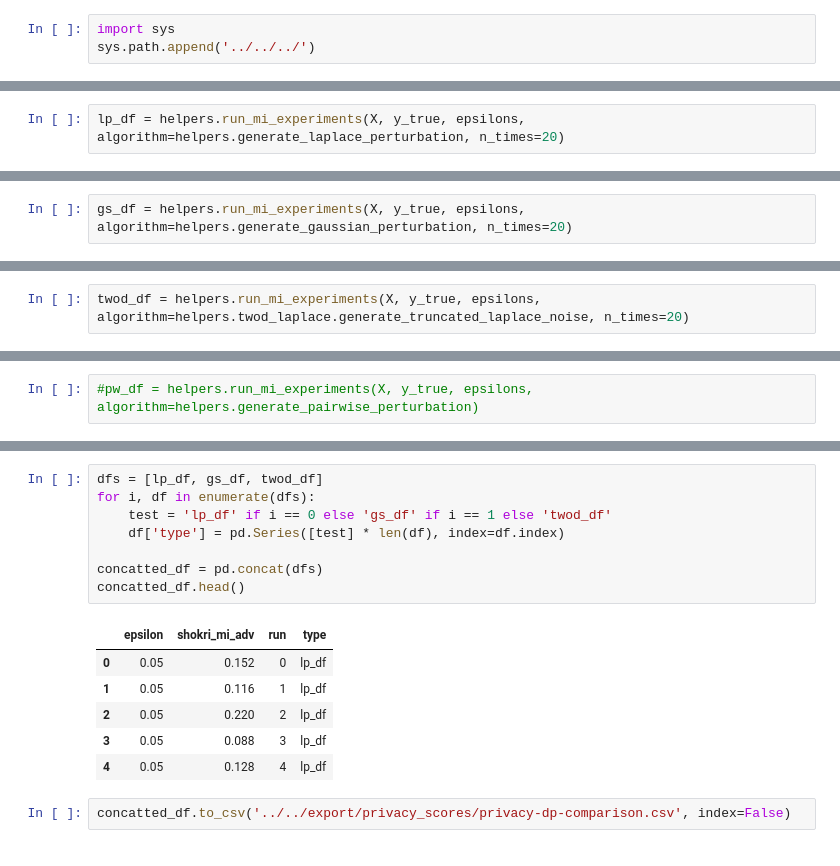
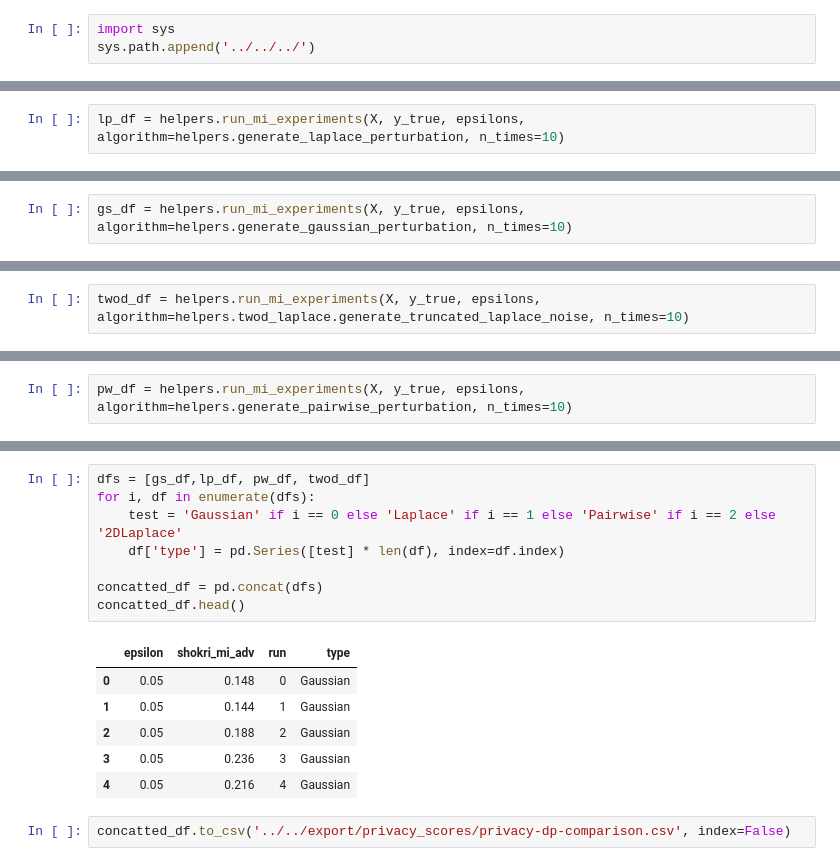
Before and after one commit to tjvanderende/privacy-preserved-clustering-with-nD-Laplace, a Jupyter notebook: RQ1/research/privacy/privacy-dp-comparison.ipynb, the cells around one changed output, grey strips where cells are left out. Cells and saved outputs as stored; diff of their text form.

```diff
--- a/RQ1/research/privacy/privacy-dp-comparison.ipynb
+++ b/RQ1/research/privacy/privacy-dp-comparison.ipynb
@@ -17,3 +69,3 @@ epsilons = [0.05, 0.1 , 0.5 , 1, 2, 3, 5, 7, 9]
 # %%
-lp_df = helpers.run_mi_experiments(X, y_true, epsilons, algorithm=helpers.generate_laplace_perturbation, n_times=20)
+lp_df = helpers.run_mi_experiments(X, y_true, epsilons, algorithm=helpers.generate_laplace_perturbation, n_times=10)
 # %% [output]
@@ -33,3 +85,3 @@ lp_df = helpers.run_mi_experiments(X, y_true, epsilons, algorithm=helpers.genera
 # %%
-gs_df = helpers.run_mi_experiments(X, y_true, epsilons, algorithm=helpers.generate_gaussian_perturbation, n_times=20)
+gs_df = helpers.run_mi_experiments(X, y_true, epsilons, algorithm=helpers.generate_gaussian_perturbation, n_times=10)
 # %% [output]
@@ -49,3 +101,3 @@ gs_df = helpers.run_mi_experiments(X, y_true, epsilons, algorithm=helpers.genera
 # %%
-twod_df = helpers.run_mi_experiments(X, y_true, epsilons, algorithm=helpers.twod_laplace.generate_truncated_laplace_noise, n_times=20)
+twod_df = helpers.run_mi_experiments(X, y_true, epsilons, algorithm=helpers.twod_laplace.generate_truncated_laplace_noise, n_times=10)
 # %% [output]
@@ -65,2 +117,2 @@ twod_df = helpers.run_mi_experiments(X, y_true, epsilons, algorithm=helpers.twod
 # %%
-#pw_df = helpers.run_mi_experiments(X, y_true, epsilons, algorithm=helpers.generate_pairwise_perturbation)
+pw_df = helpers.run_mi_experiments(X, y_true, epsilons, algorithm=helpers.generate_pairwise_perturbation, n_times=10)
@@ -67,17 +133,17 @@ twod_df = helpers.run_mi_experiments(X, y_true, epsilons, algorithm=helpers.twod
 # %%
-dfs = [lp_df, gs_df, twod_df]
+dfs = [gs_df,lp_df, pw_df, twod_df]
 for i, df in enumerate(dfs):
-    test = 'lp_df' if i == 0 else 'gs_df' if i == 1 else 'twod_df'
+    test = 'Gaussian' if i == 0 else 'Laplace' if i == 1 else 'Pairwise' if i == 2 else '2DLaplace'
     df['type'] = pd.Series([test] * len(df), index=df.index)
 
 concatted_df = pd.concat(dfs)
 concatted_df.head()
 # %% [output]
 |  | epsilon | shokri_mi_adv | run | type |
-| 0 | 0.05 | 0.152 | 0 | lp_df |
-| 1 | 0.05 | 0.116 | 1 | lp_df |
-| 2 | 0.05 | 0.220 | 2 | lp_df |
-| 3 | 0.05 | 0.088 | 3 | lp_df |
-| 4 | 0.05 | 0.128 | 4 | lp_df |
+| 0 | 0.05 | 0.148 | 0 | Gaussian |
+| 1 | 0.05 | 0.144 | 1 | Gaussian |
+| 2 | 0.05 | 0.188 | 2 | Gaussian |
+| 3 | 0.05 | 0.236 | 3 | Gaussian |
+| 4 | 0.05 | 0.216 | 4 | Gaussian |
 # %%
 concatted_df.to_csv('../../export/privacy_scores/privacy-dp-comparison.csv', index=False)
```
Also changed, not shown: parts of 8 cells of this notebook, 40 other files.
